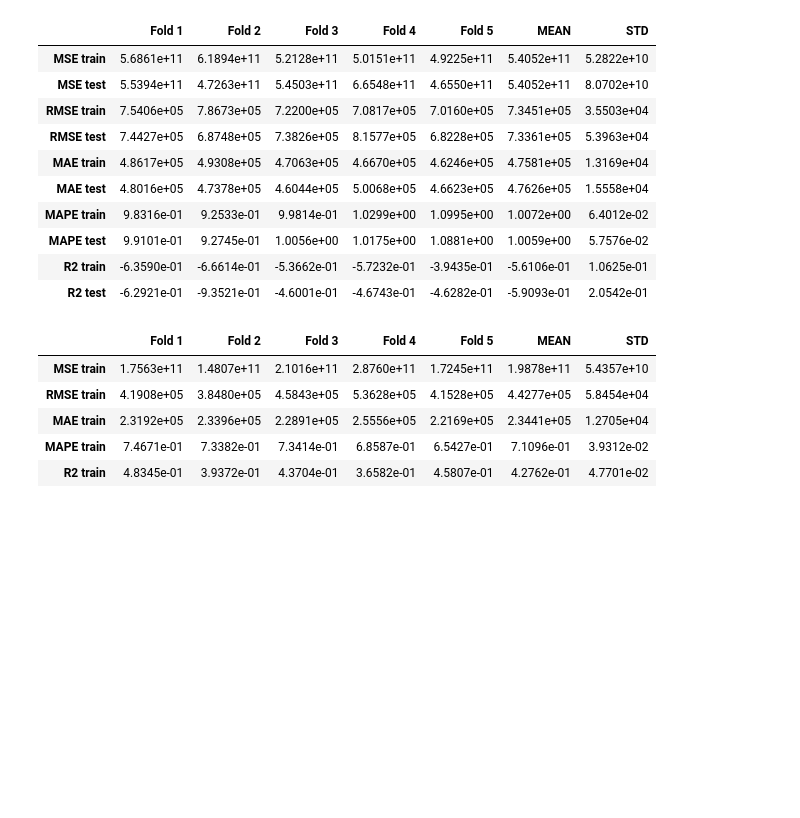
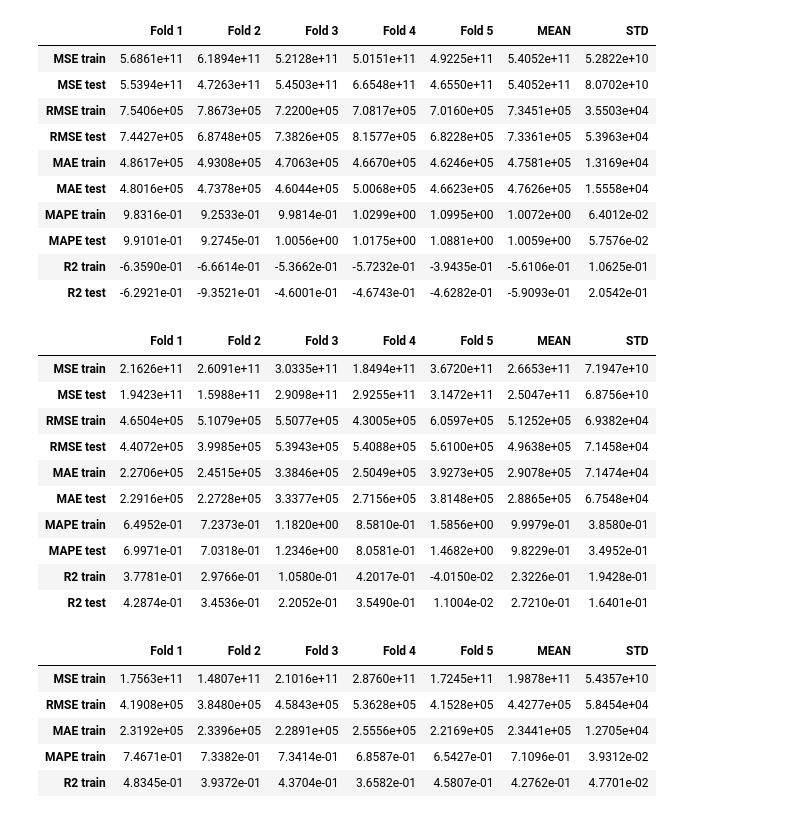
Before and after one commit to kznts9v-1lya/machine-learning-course, a Jupyter notebook: project/Linear regression, gradient descent method.ipynb, the cells around one changed output. Saved outputs shown, nothing was run; the diff lists cells and outputs as text; code cells hidden in the pictures; blank space fills up the shorter version.

Commit message:
Task 1 added Mini Batch Gradient Descent, ran all cells again

```diff
--- a/project/Linear regression, gradient descent method.ipynb
+++ b/project/Linear regression, gradient descent method.ipynb
@@ -414,0 +447,2 @@ array([[ 33093.6409],
+# %%
+W_mini_batch, cost_mini_batch = mini_batch_gradient_descent(X=x_train_scaled, y=y_train.to_numpy(), epsilon_value=optimal_epsilon)
@@ -538,8 +614,13 @@ gd_results_df = pd.DataFrame(index=['MSE train', 'MSE test',
 kfold = KFold(n_splits=5)
 
 for fold, (train, test) in enumerate(kfold.split(X=x_train_scaled_df, y=y_train)):
+    searcher.fit(x_train_scaled_df.iloc[train, :], y_train.iloc[train])
+
+    optimal_alpha_fold = searcher.best_params_["alpha"]
+    optimal_epsilon_fold = searcher.best_params_["tol"]
+
     W, _ = gradient_descent(x_train_scaled_df.iloc[train, :], y_train.iloc[train],
-                            alpha_value=optimal_alpha, epsilon_value=optimal_epsilon)
+                            alpha_value=optimal_alpha_fold, epsilon_value=optimal_epsilon_fold)
 
     y_fold_train = linear_model(x_train_scaled_df.iloc[train, :], W)
     y_fold_test = linear_model(x_train_scaled_df.iloc[test, :], W)
@@ -583,8 +664,13 @@ sgd_results_df = pd.DataFrame(index=['MSE train', 'MSE test',
 kfold = KFold(n_splits=5)
 
 for fold, (train, test) in enumerate(kfold.split(X=x_train_scaled_df, y=y_train)):
+    searcher.fit(x_train_scaled_df.iloc[train, :], y_train.iloc[train])
+
+    optimal_alpha_fold = searcher.best_params_["alpha"]
+    optimal_epsilon_fold = searcher.best_params_["tol"]
+
     W_stochastic, _ = stochastic_gradient_descent(x_train_scaled_df.iloc[train, :], y_train.iloc[train].to_numpy(),
-                            alpha_value=optimal_alpha, epsilon_value=optimal_epsilon)
+                            alpha_value=optimal_alpha_fold, epsilon_value=optimal_epsilon_fold)
 
     y_fold_train = linear_model(x_train_scaled_df.iloc[train, :], W_stochastic)
     y_fold_test = linear_model(x_train_scaled_df.iloc[test, :], W_stochastic)
@@ -619,6 +705,55 @@ sgd_results_df
 | MAPE test | 9.9101e-01 | 9.2745e-01 | 1.0056e+00 | 1.0175e+00 | 1.0881e+00 | 1.0059e+00 | 5.7576e-02 |
 | R2 train | -6.3590e-01 | -6.6614e-01 | -5.3662e-01 | -5.7232e-01 | -3.9435e-01 | -5.6106e-01 | 1.0625e-01 |
 | R2 test | -6.2921e-01 | -9.3521e-01 | -4.6001e-01 | -4.6743e-01 | -4.6282e-01 | -5.9093e-01 | 2.0542e-01 |
+# %%
+mbgd_results_df = pd.DataFrame(index=['MSE train', 'MSE test',
+                                     'RMSE train', 'RMSE test',
+                                     'MAE train', 'MAE test',
+                                     'MAPE train', 'MAPE test',
+                                     'R2 train', 'R2 test'])
+kfold = KFold(n_splits=5)
+
+for fold, (train, test) in enumerate(kfold.split(X=x_train_scaled_df, y=y_train)):
+    searcher.fit(x_train_scaled_df.iloc[train, :], y_train.iloc[train])
+
+    optimal_epsilon_fold = searcher.best_params_["tol"]
+
+    W_mini_batch, cost_mini_batch = mini_batch_gradient_descent(x_train_scaled_df.iloc[train, :].to_numpy(), y_train.iloc[train].to_numpy(),
+                                                  epsilon_value=optimal_epsilon_fold)
+
+    y_fold_train = np.dot(x_train_scaled_df.iloc[train, :], W_mini_batch) + cost_mini_batch
+    y_fold_test = np.dot(x_train_scaled_df.iloc[test, :], W_mini_batch) + cost_mini_batch
+
+    mbgd_results_df.insert(fold, f"Fold {fold + 1}",
+                          [mean_squared_error(y_train.iloc[train], y_fold_train, squared=True),
+                           mean_squared_error(y_train.iloc[test], y_fold_test, squared=True),
+                           mean_squared_error(y_train.iloc[train], y_fold_train, squared=False),
+                           mean_squared_error(y_train.iloc[test], y_fold_test, squared=False),
+                           mean_absolute_error(y_train.iloc[train], y_fold_train),
+                           mean_absolute_error(y_train.iloc[test], y_fold_test),
+                           mean_absolute_percentage_error(y_train.iloc[train], y_fold_train),
+                           mean_absolute_percentage_error(y_train.iloc[test], y_fold_test),
+                           r2_score(y_train.iloc[train], y_fold_train),
+                           r2_score(y_train.iloc[test], y_fold_test)])
+
+mean = mbgd_results_df.mean(axis=1)
+std = mbgd_results_df.std(axis=1)
+mbgd_results_df["MEAN"] = mean
+mbgd_results_df["STD"] = std
+
+mbgd_results_df
+# %% [output]
+|  | Fold 1 | Fold 2 | Fold 3 | Fold 4 | Fold 5 | MEAN | STD |
+| MSE train | 2.1626e+11 | 2.6091e+11 | 3.0335e+11 | 1.8494e+11 | 3.6720e+11 | 2.6653e+11 | 7.1947e+10 |
+| MSE test | 1.9423e+11 | 1.5988e+11 | 2.9098e+11 | 2.9255e+11 | 3.1472e+11 | 2.5047e+11 | 6.8756e+10 |
+| RMSE train | 4.6504e+05 | 5.1079e+05 | 5.5077e+05 | 4.3005e+05 | 6.0597e+05 | 5.1252e+05 | 6.9382e+04 |
+| RMSE test | 4.4072e+05 | 3.9985e+05 | 5.3943e+05 | 5.4088e+05 | 5.6100e+05 | 4.9638e+05 | 7.1458e+04 |
+| MAE train | 2.2706e+05 | 2.4515e+05 | 3.3846e+05 | 2.5049e+05 | 3.9273e+05 | 2.9078e+05 | 7.1474e+04 |
+| MAE test | 2.2916e+05 | 2.2728e+05 | 3.3377e+05 | 2.7156e+05 | 3.8148e+05 | 2.8865e+05 | 6.7548e+04 |
+| MAPE train | 6.4952e-01 | 7.2373e-01 | 1.1820e+00 | 8.5810e-01 | 1.5856e+00 | 9.9979e-01 | 3.8580e-01 |
+| MAPE test | 6.9971e-01 | 7.0318e-01 | 1.2346e+00 | 8.0581e-01 | 1.4682e+00 | 9.8229e-01 | 3.4952e-01 |
+| R2 train | 3.7781e-01 | 2.9766e-01 | 1.0580e-01 | 4.2017e-01 | -4.0150e-02 | 2.3226e-01 | 1.9428e-01 |
+| R2 test | 4.2874e-01 | 3.4536e-01 | 2.2052e-01 | 3.5490e-01 | 1.1004e-02 | 2.7210e-01 | 1.6401e-01 |
 # %%
 from sklearn.model_selection import cross_val_score
 
```
Also changed, not shown: parts of 9 cells of this notebook.
